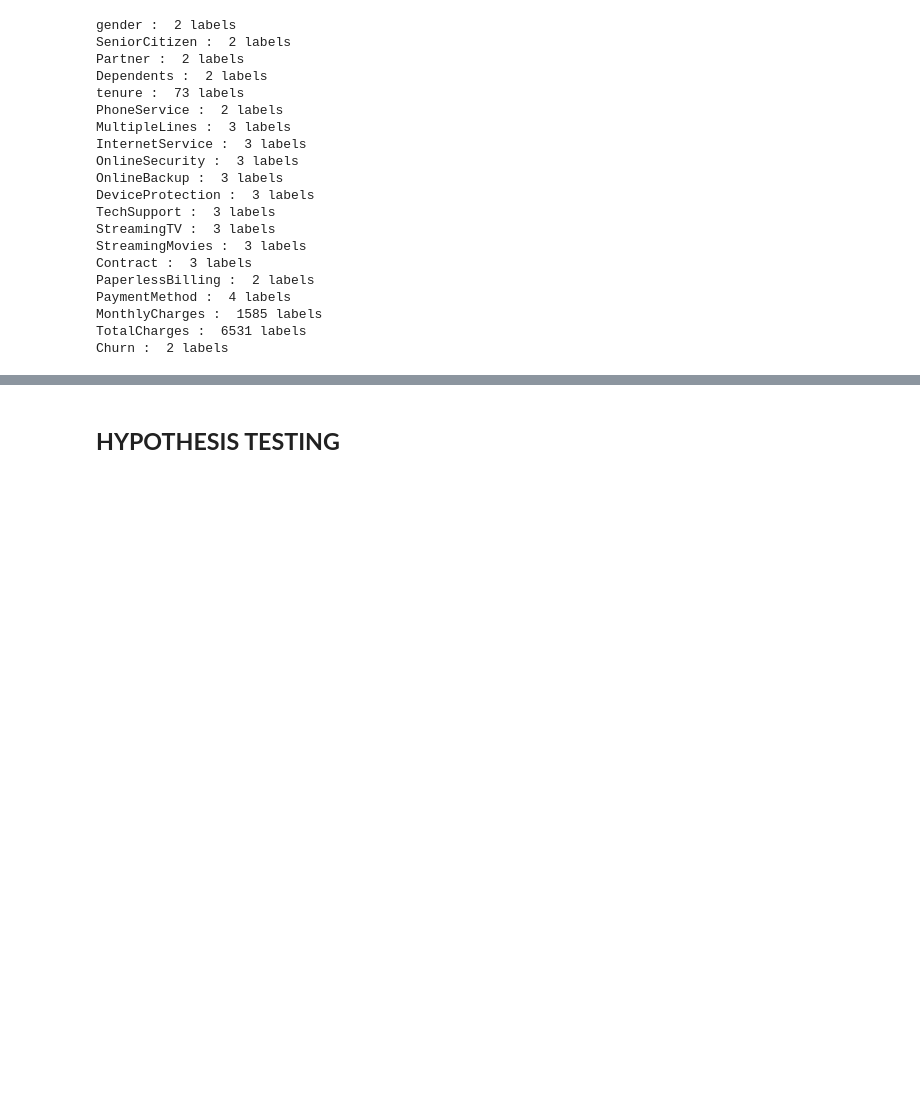
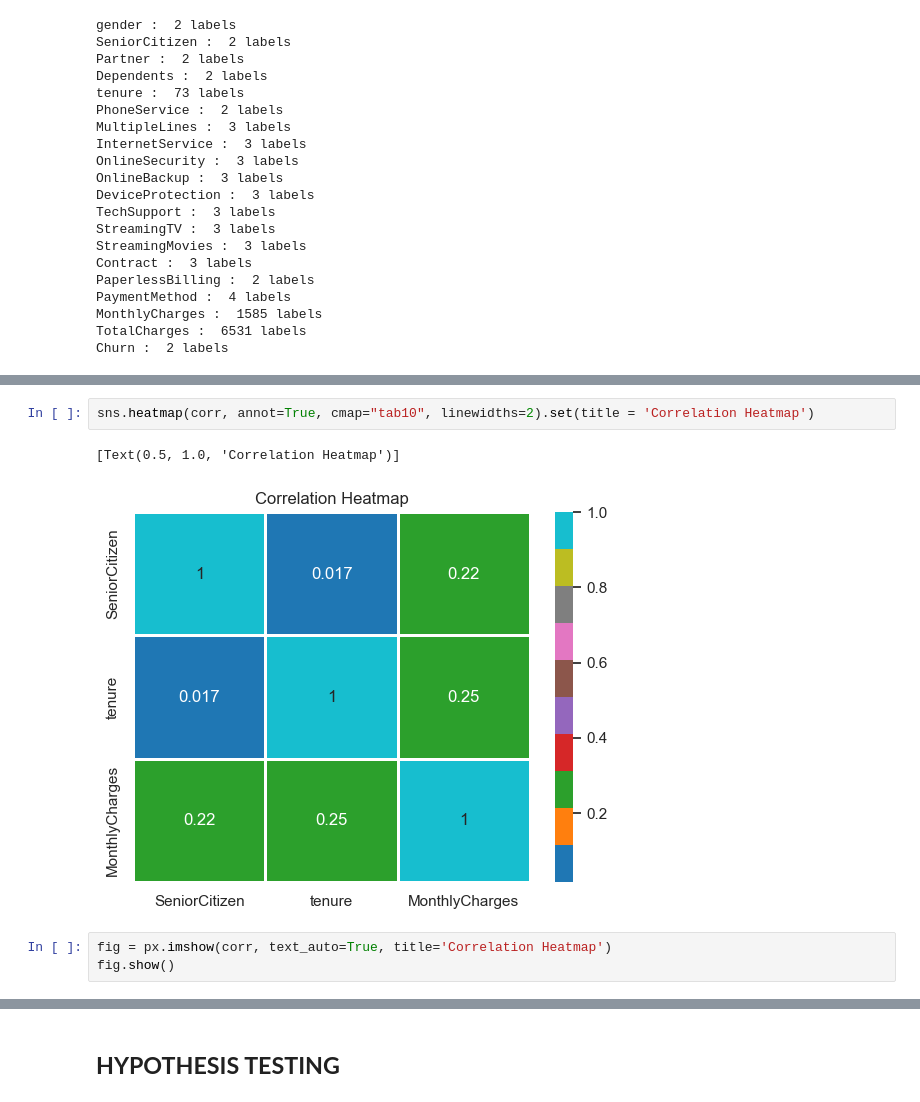
Before and after one commit to AleemahTheAnalyst/TELECOM, a Jupyter notebook: customer_chun.ipynb, the cells around one changed output, grey strips where cells are left out. Saved outputs shown, nothing was run; the diff lists cells and outputs as text; blank space fills up the shorter version.

```diff
--- a/customer_chun.ipynb
+++ b/customer_chun.ipynb
@@ -298,0 +357,8 @@ Churn :  2 labels
+# %%
+sns.heatmap(corr, annot=True, cmap="tab10", linewidths=2).set(title = 'Correlation Heatmap')
+# %% [output]
+[Text(0.5, 1.0, 'Correlation Heatmap')]
+[figure, added]
+# %%
+fig = px.imshow(corr, text_auto=True, title='Correlation Heatmap')
+fig.show()
```
Also changed, not shown: parts of 40 cells of this notebook.
